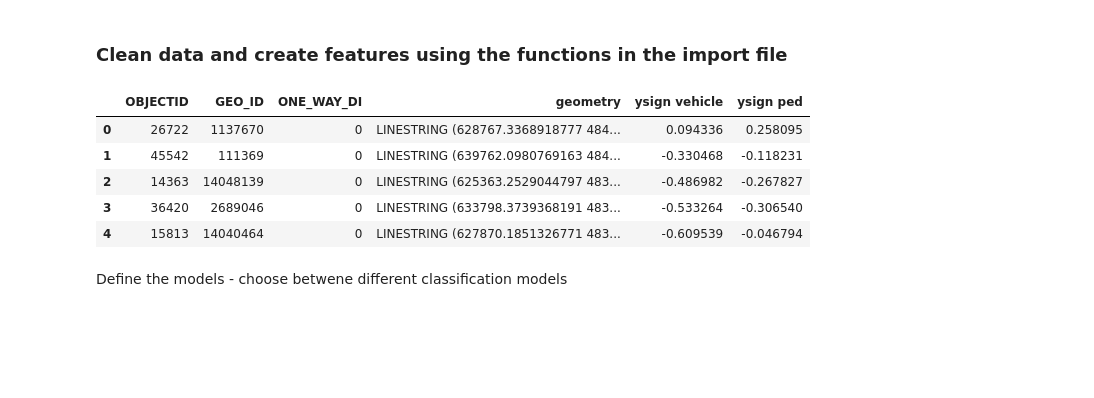
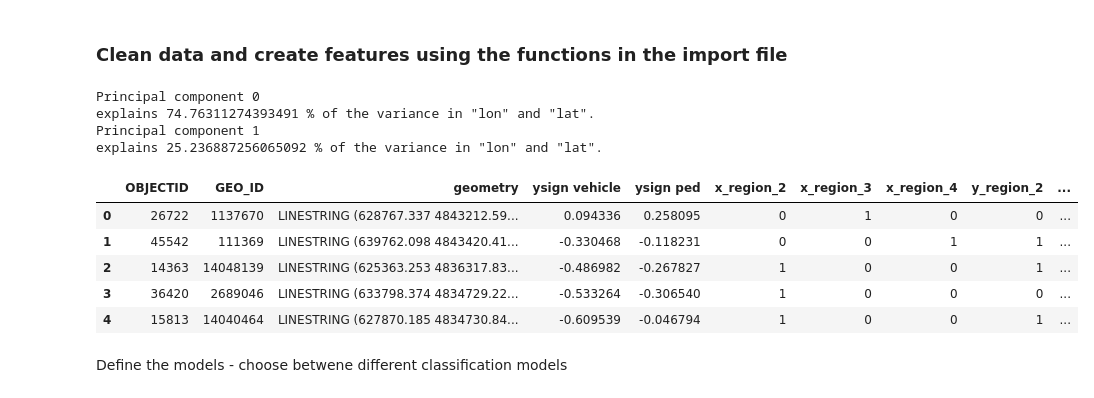
Before and after one commit to KeaganHRankin/Cycle-Classifier, a Jupyter notebook: model/baseline_ysign_model.ipynb, the cells around one changed output. Cells and saved outputs as stored; diff of their text form; code cells hidden in the pictures; blank space fills up the shorter version.

```diff
--- a/model/baseline_ysign_model.ipynb
+++ b/model/baseline_ysign_model.ipynb
@@ -30,17 +30,22 @@ y_train_access = train_data['high access']
 X_train = train_data.drop(['LTS','high access'], axis=1)
 # %%
 # Run the feature creation functions from imports
-keep_rows = ['OBJECTID',	'GEO_ID',	'ONE_WAY_DI', 'geometry', 'ysign vehicle', 'ysign ped']
-X_train = ysign_droprows(X_train, keep_rows)
-X_train = ysign_scale(X_train, ['ysign vehicle', 'ysign ped'])
+keep_rows = ['OBJECTID', 'GEO_ID', 'geometry', 'ysign vehicle', 'ysign ped']
+X_train = droprows(X_train, keep_rows)
+X_train = add_regions(X_train, 2, 4)
+X_train = scale_and_dummy(X_train, ['ysign vehicle', 'ysign ped'], ['x_region', 'y_region'])
 X_train.head()
 # %% [output]
+Principal component 0
+explains 74.76311274393491 % of the variance in "lon" and "lat".
+Principal component 1
+explains 25.236887256065092 % of the variance in "lon" and "lat".
-|  | OBJECTID | GEO_ID | ONE_WAY_DI | geometry | ysign vehicle | ysign ped |
-| 0 | 26722 | 1137670 | 0 | LINESTRING (628767.3368918777 484... | 0.094336 | 0.258095 |
-| 1 | 45542 | 111369 | 0 | LINESTRING (639762.0980769163 484... | -0.330468 | -0.118231 |
-| 2 | 14363 | 14048139 | 0 | LINESTRING (625363.2529044797 483... | -0.486982 | -0.267827 |
-| 3 | 36420 | 2689046 | 0 | LINESTRING (633798.3739368191 483... | -0.533264 | -0.306540 |
-| 4 | 15813 | 14040464 | 0 | LINESTRING (627870.1851326771 483... | -0.609539 | -0.046794 |
+|  | OBJECTID | GEO_ID | geometry | ysign vehicle | ysign ped | x_region_2 | x_region_3 | x_region_4 | y_region_2 | ... |
+| 0 | 26722 | 1137670 | LINESTRING (628767.337 4843212.59... | 0.094336 | 0.258095 | 0 | 1 | 0 | 0 | ... |
+| 1 | 45542 | 111369 | LINESTRING (639762.098 4843420.41... | -0.330468 | -0.118231 | 0 | 0 | 1 | 1 | ... |
+| 2 | 14363 | 14048139 | LINESTRING (625363.253 4836317.83... | -0.486982 | -0.267827 | 1 | 0 | 0 | 1 | ... |
+| 3 | 36420 | 2689046 | LINESTRING (633798.374 4834729.22... | -0.533264 | -0.306540 | 1 | 0 | 0 | 0 | ... |
+| 4 | 15813 | 14040464 | LINESTRING (627870.185 4834730.84... | -0.609539 | -0.046794 | 1 | 0 | 0 | 1 | ... |
 # %% [markdown]
 Define the models - choose betwene different classification models
 # %%
```
Also changed, not shown: parts of 7 cells of this notebook, 1 other file.
